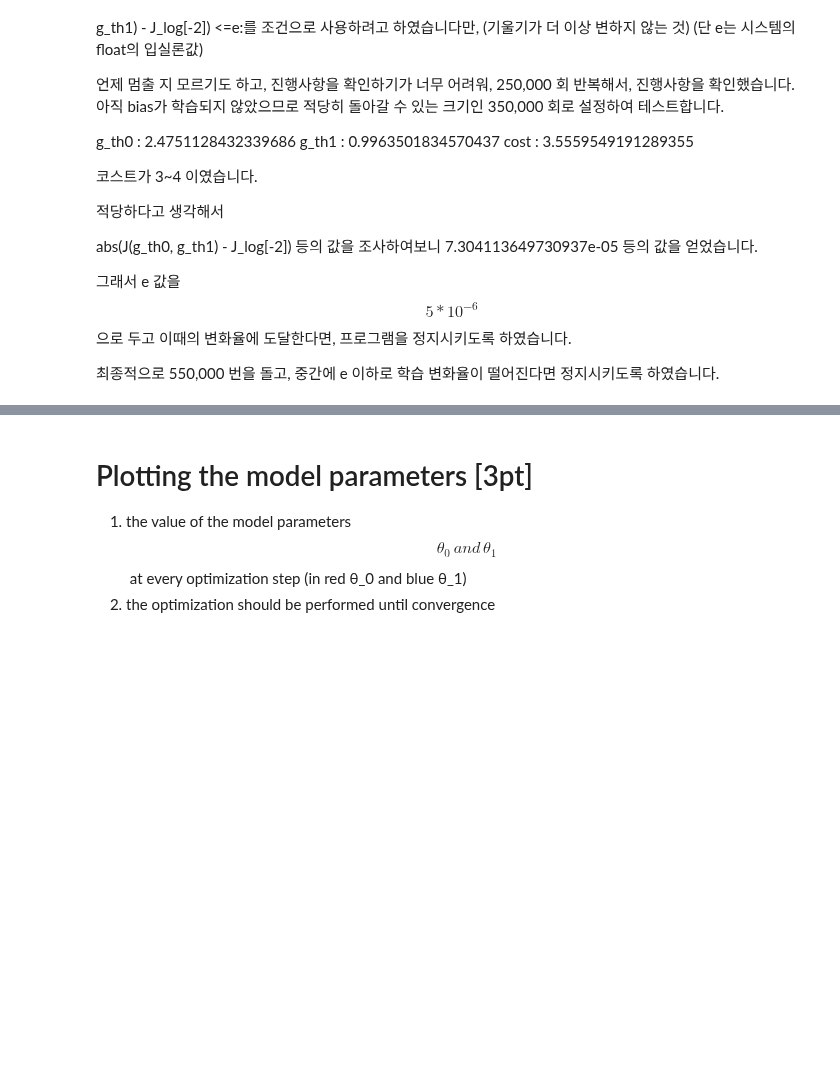
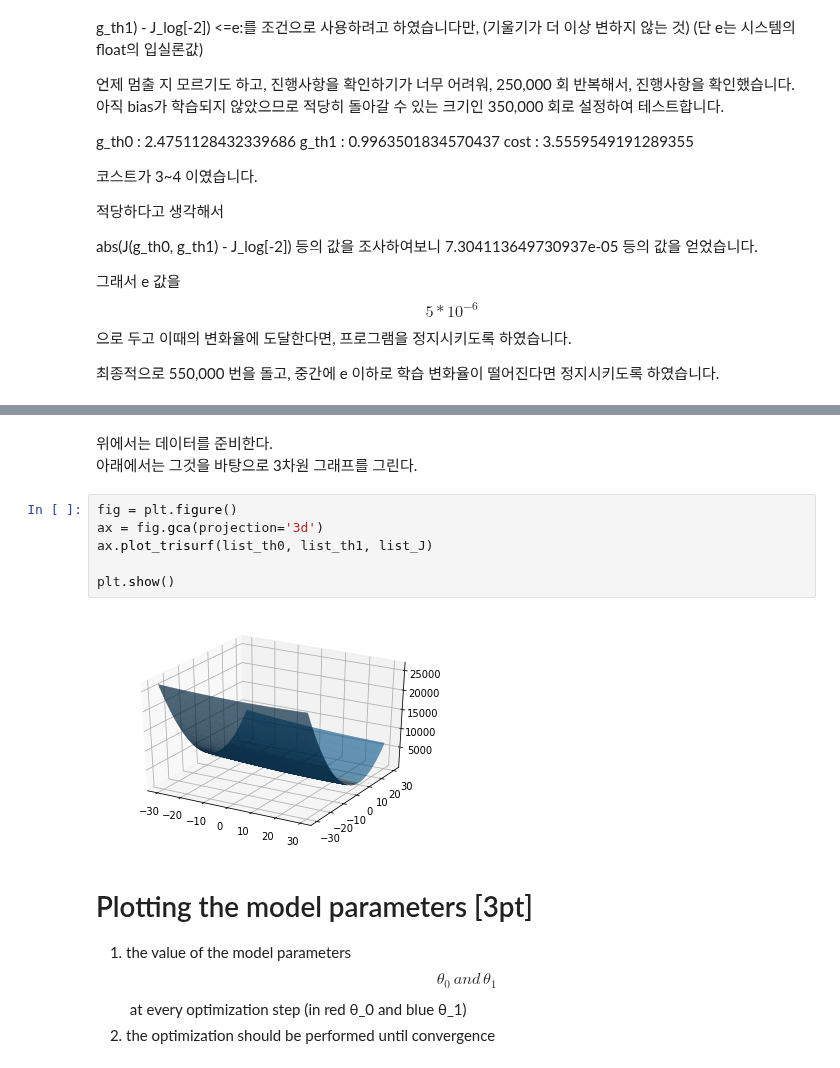
Before and after one commit to heebinYoo/assignment-02, a Jupyter notebook: assign02.ipynb, the cells around one changed output, grey strips where cells are left out. Cells and saved outputs as stored; diff of their text form; blank space fills up the shorter version.

```diff
--- a/assign02.ipynb
+++ b/assign02.ipynb
@@ -158,3 +182,14 @@ plt.show()
+# %% [markdown]
+위에서는 데이터를 준비한다.
+아래에서는 그것을 바탕으로 3차원 그래프를 그린다.
+# %%
+fig = plt.figure()
+ax = fig.gca(projection='3d')
+ax.plot_trisurf(list_th0, list_th1, list_J)
+
+plt.show()
+# %% [output]
+[figure, added]
 # %% [markdown]
 # Plotting the model parameters [3pt]
 
```
Also changed, not shown: parts of 14 cells of this notebook.
